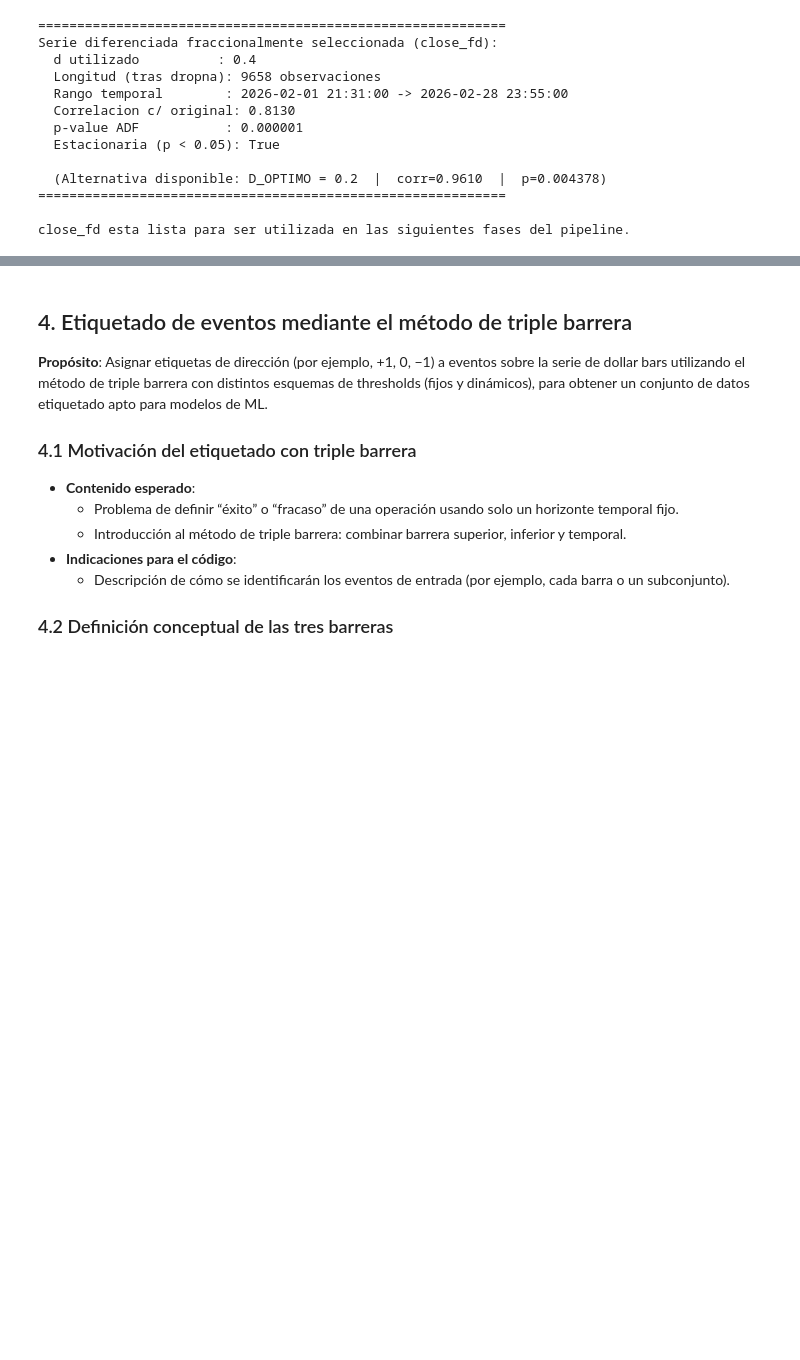
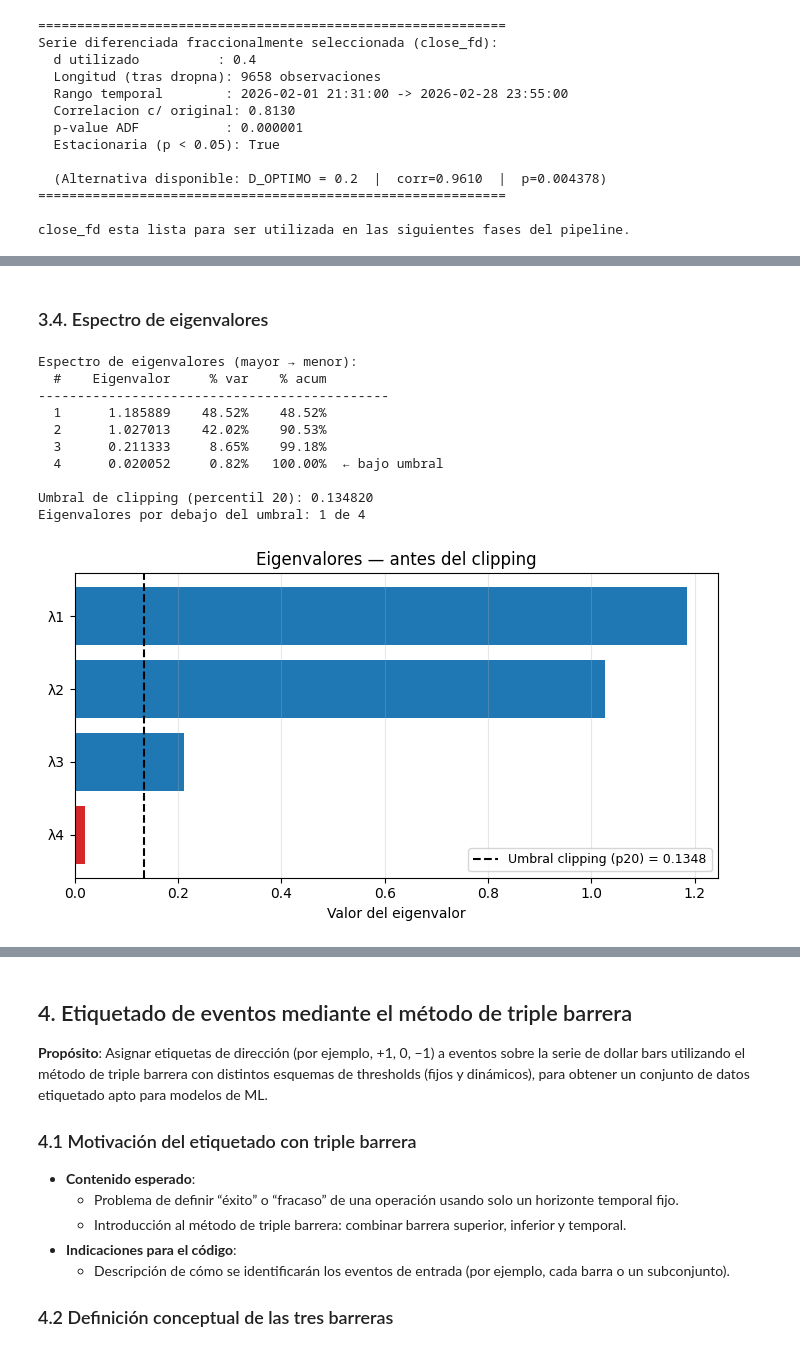
Before and after one commit to Romequinco/TAREA_PROCESADO_DATOS_FINANCIEROS_PARA_MACHINE_LEARNING, a Jupyter notebook: PREPROCESADO_DATOS_FINANCIEROS_.ipynb, the cells around one changed output, grey strips where cells are left out. Cells and saved outputs as stored; diff of their text form; code cells hidden in the pictures; blank space fills up the shorter version.

```diff
--- a/PREPROCESADO_DATOS_FINANCIEROS_.ipynb
+++ b/PREPROCESADO_DATOS_FINANCIEROS_.ipynb
@@ -1651,0 +1800,77 @@ En esta sección se explicará que:
+# %% [markdown]
+### 3.4. Espectro de eigenvalores
+# %%
+# Descomposición espectral de la matriz de covarianza empírica.
+#
+# Se usa np.linalg.eigh (no eig) porque:
+#   - La matriz es simétrica → eigh garantiza eigenvalores reales
+#   - eigh es numéricamente más estable que eig para matrices simétricas
+#   - Los eigenvectores devueltos son ortonormales, lo que simplifica la
+#     reconstrucción posterior: cov = Q @ diag(λ) @ Q^T
+
+eigenvalues_raw, eigenvectors = np.linalg.eigh(cov_matrix.values)
+
+# eigh devuelve eigenvalores en orden ascendente; los invertimos (mayor → menor)
+order = np.argsort(eigenvalues_raw)[::-1]
+eigenvalues  = eigenvalues_raw[order]
+eigenvectors = eigenvectors[:, order]
+
+# Varianza explicada
+total_variance = eigenvalues.sum()
+var_pct = eigenvalues / total_variance * 100
+var_cum = np.cumsum(var_pct)
+
+# Umbral de clipping: percentil especificado por parámetro
+clip_threshold = np.percentile(eigenvalues, CLIP_PERCENTILE)
+n_below = int((eigenvalues < clip_threshold).sum())
+
+# Tabla resumen
+print("Espectro de eigenvalores (mayor → menor):")
+print(f"{'#':>3}  {'Eigenvalor':>12}  {'% var':>8}  {'% acum':>8}")
+print("-" * 45)
+for i, (ev, pct, cum) in enumerate(zip(eigenvalues, var_pct, var_cum)):
+    marker = "  ← bajo umbral" if ev < clip_threshold else ""
+    print(f"{i+1:>3}  {ev:>12.6f}  {pct:>7.2f}%  {cum:>7.2f}%{marker}")
+
+print()
+print(f"Umbral de clipping (percentil {CLIP_PERCENTILE}): {clip_threshold:.6f}")
+print(f"Eigenvalores por debajo del umbral: {n_below} de {len(eigenvalues)}")
+
+# Gráfica 2: espectro de eigenvalores antes del clipping.
+# Las barras rojas identifican los eigenvalores que serán reemplazados.
+
+labels = [f"λ{i+1}" for i in range(len(eigenvalues))]
+colors_pre = ['tab:red' if ev < clip_threshold else 'tab:blue' for ev in eigenvalues]
+
+fig, ax = plt.subplots(figsize=(7, 4))
+
+# Invertimos el orden para que λ1 (mayor) quede arriba
+ax.barh(labels[::-1], eigenvalues[::-1], color=colors_pre[::-1])
+
+ax.axvline(
+    clip_threshold,
+    color='black',
+    linestyle='--',
+    linewidth=1.5,
+    label=f'Umbral clipping (p{CLIP_PERCENTILE}) = {clip_threshold:.4f}'
+)
+
+ax.set_xlabel("Valor del eigenvalor")
+ax.set_title("Eigenvalores — antes del clipping")
+ax.legend(fontsize=9)
+ax.grid(axis='x', alpha=0.3)
+plt.tight_layout()
+
+plt.show()
+# %% [output]
+Espectro de eigenvalores (mayor → menor):
+  #    Eigenvalor     % var    % acum
+---------------------------------------------
+  1      1.185889    48.52%    48.52%
+  2      1.027013    42.02%    90.53%
+  3      0.211333     8.65%    99.18%
+  4      0.020052     0.82%   100.00%  ← bajo umbral
+
+Umbral de clipping (percentil 20): 0.134820
+Eigenvalores por debajo del umbral: 1 de 4
+[figure, added]
```
Also changed, not shown: parts of 14 cells of this notebook.
